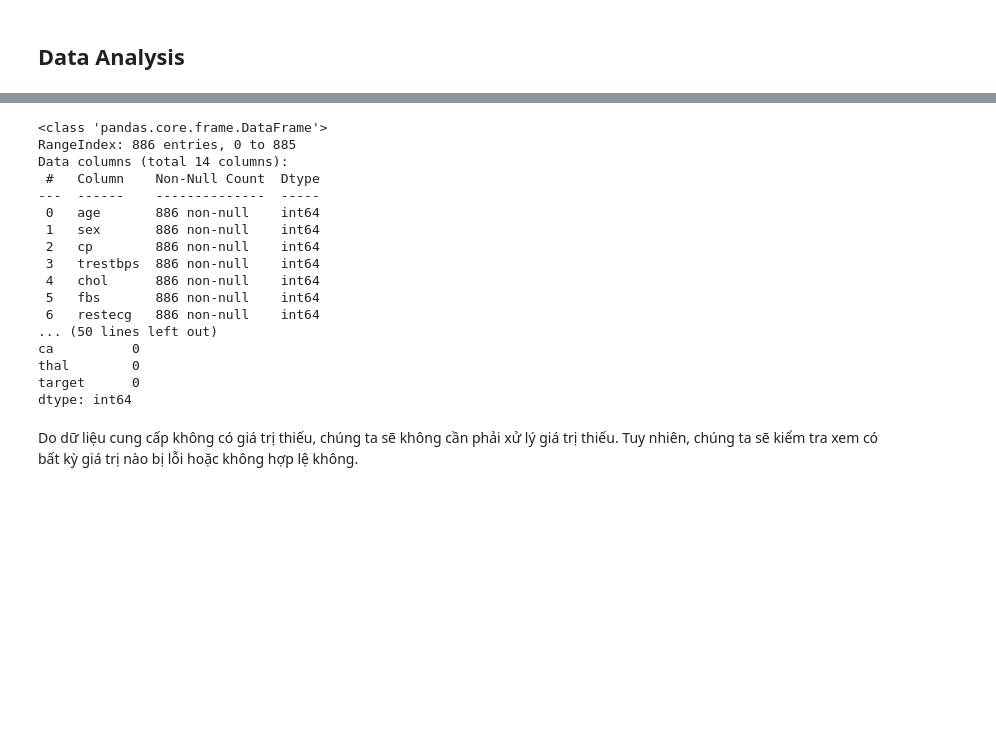
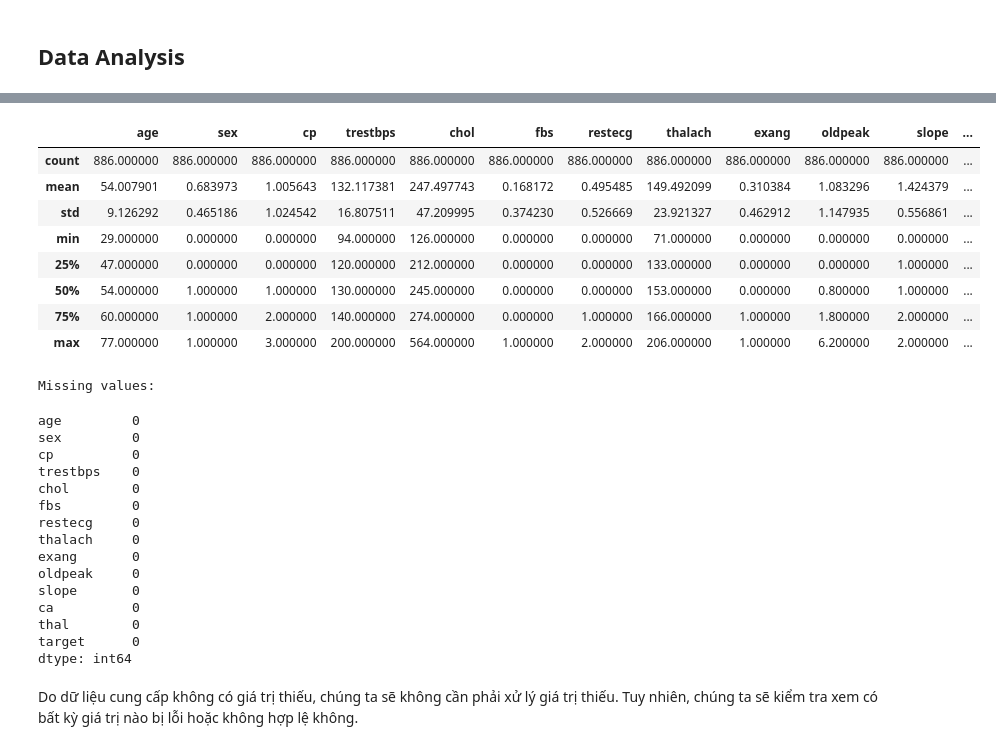
Before and after one commit to tano-dev/Introduction-to-Machine-Learning_MTH10353, a Jupyter notebook: Homework/2/Homework Form.ipynb, the cells around one changed output, grey strips where cells are left out. Saved outputs shown, nothing was run; the diff lists cells and outputs as text; code cells hidden in the pictures; blank space fills up the shorter version.

```diff
--- a/Homework/2/Homework Form.ipynb
+++ b/Homework/2/Homework Form.ipynb
@@ -57,14 +78,23 @@ df
+# %%
+df.describe()
+# %% [output]
+|  | age | sex | cp | trestbps | chol | fbs | restecg | thalach | exang | oldpeak | slope | ... |
+| count | 886.000000 | 886.000000 | 886.000000 | 886.000000 | 886.000000 | 886.000000 | 886.000000 | 886.000000 | 886.000000 | 886.000000 | 886.000000 | ... |
+| mean | 54.007901 | 0.683973 | 1.005643 | 132.117381 | 247.497743 | 0.168172 | 0.495485 | 149.492099 | 0.310384 | 1.083296 | 1.424379 | ... |
+| std | 9.126292 | 0.465186 | 1.024542 | 16.807511 | 47.209995 | 0.374230 | 0.526669 | 23.921327 | 0.462912 | 1.147935 | 0.556861 | ... |
+| min | 29.000000 | 0.000000 | 0.000000 | 94.000000 | 126.000000 | 0.000000 | 0.000000 | 71.000000 | 0.000000 | 0.000000 | 0.000000 | ... |
+| 25% | 47.000000 | 0.000000 | 0.000000 | 120.000000 | 212.000000 | 0.000000 | 0.000000 | 133.000000 | 0.000000 | 0.000000 | 1.000000 | ... |
+| 50% | 54.000000 | 1.000000 | 1.000000 | 130.000000 | 245.000000 | 0.000000 | 0.000000 | 153.000000 | 0.000000 | 0.800000 | 1.000000 | ... |
+| 75% | 60.000000 | 1.000000 | 2.000000 | 140.000000 | 274.000000 | 0.000000 | 1.000000 | 166.000000 | 1.000000 | 1.800000 | 2.000000 | ... |
+| max | 77.000000 | 1.000000 | 3.000000 | 200.000000 | 564.000000 | 1.000000 | 2.000000 | 206.000000 | 1.000000 | 6.200000 | 2.000000 | ... |
 # %%
 # Data analysis
 # 1. Analyze and Preprocess data - Check if the dataset has missing values or has any other problem.
 
-df.info()
-
-print(df.describe())
 
 # Check for missing values
 print("Missing values:")
-print(df.isnull().sum())
+df.isnull().sum()
 
 # Check for invalid values (e.g., negative ages, unrealistic cholesterol levels)
 
@@ -83,23 +113,22 @@ print(df.isnull().sum())
 # - thal: 0 = normal; 1 = fixed defect; 2 = reversable defect
 # - HeartDisease: Results of the patient's condition. 1 is for signs of heart disease, 0 is for no signs of heart disease.
 # %% [output]
-<class 'pandas.core.frame.DataFrame'>
-RangeIndex: 886 entries, 0 to 885
-Data columns (total 14 columns):
- #   Column    Non-Null Count  Dtype
----  ------    --------------  -----
- 0   age       886 non-null    int64
- 1   sex       886 non-null    int64
- 2   cp        886 non-null    int64
- 3   trestbps  886 non-null    int64
- 4   chol      886 non-null    int64
- 5   fbs       886 non-null    int64
- 6   restecg   886 non-null    int64
-... (50 lines left out)
-ca          0
-thal        0
-target      0
-dtype: int64
+Missing values:
+age         0
+sex         0
+cp          0
+trestbps    0
+chol        0
+fbs         0
+restecg     0
+thalach     0
+exang       0
+oldpeak     0
+slope       0
+ca          0
+thal        0
+target      0
+dtype: int64
 # %% [markdown]
 Do dữ liệu cung cấp không có giá trị thiếu, chúng ta sẽ không cần phải xử lý giá trị thiếu. Tuy nhiên, chúng ta sẽ kiểm tra xem có bất kỳ giá trị nào bị lỗi hoặc không hợp lệ không.
 # %%
```
Also changed, not shown: parts of 19 cells of this notebook.
